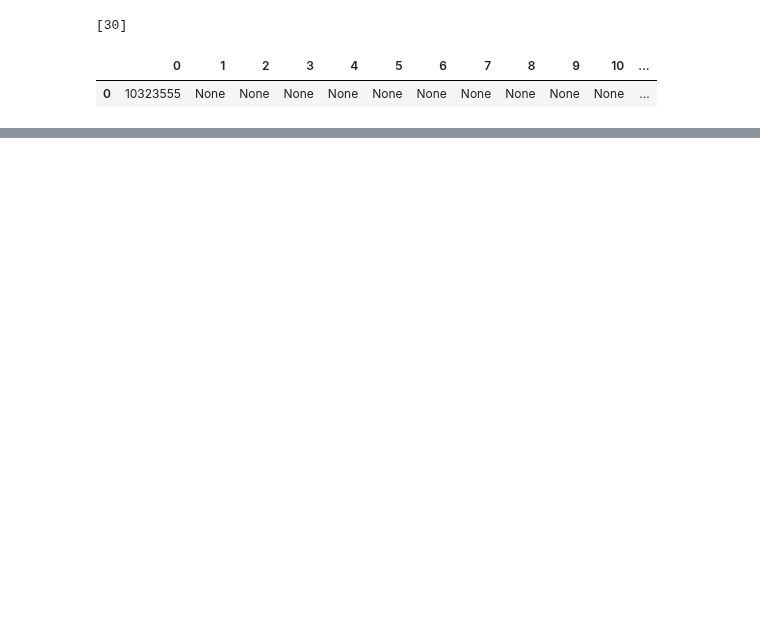
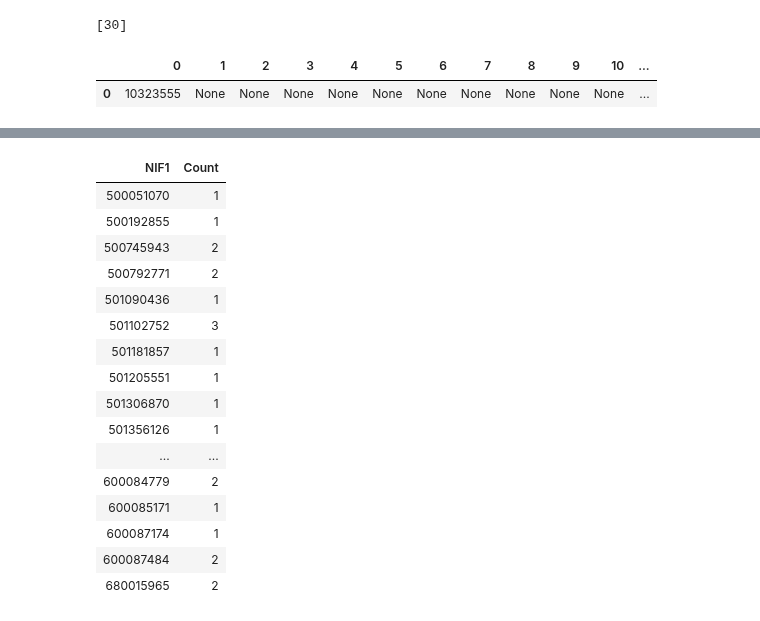
Before and after one commit to francisco-vpereira/ForceraIntership, a Jupyter notebook: forcera/scripts/contratos_v2.ipynb, the cells around one changed output, grey strips where cells are left out. Saved outputs shown, nothing was run; the diff lists cells and outputs as text; code cells hidden in the pictures; blank space fills up the shorter version.

```diff
--- a/forcera/scripts/contratos_v2.ipynb
+++ b/forcera/scripts/contratos_v2.ipynb
@@ -935,0 +957,19 @@ contratos(redflag2(ajustesdir, ajdir))
+# %%
+# Criar nova dataframe apenas com as entidades adjudicantes e adjudicatárias referentes a ajustes diretos
+Df = contratos(redflag2(ajustesdir, ajdir)).iloc[:,[20,22]]
+Df = Df.rename(columns={20: 'Adjudicante', 22:'Adjudicatária'})
+
+# Separação dos elementos de cada coluna em Entidade-NIF-URL
+# O objetivo é contar o número de ocorrências de cada NIF
+pattern = r'^(?P<EntidadeAdjudicante>.*?)\s?\((?P<NIF1>[\w\.-]+)\)\((?P<URL1>.*?)\)$'
+pattern1 = r'^(?P<EntidadeAdjudicataria>.*?)\s?\((?P<NIF2>[\w\.-]+)\)\((?P<URL2>.*?)\)$'
+
+Df_extracted = Df['Adjudicante'].str.extract(pattern)
+Df_extracted1 = Df['Adjudicatária'].str.extract(pattern1)
+
+
+Df = pd.concat([Df, Df_extracted], axis=1)
+Df = pd.concat([Df, Df_extracted1], axis=1)
+
+
+h(Df.head())
@@ -935,0 +983,23 @@ contratos(redflag2(ajustesdir, ajdir))
+# %%
+counts = Df.groupby('NIF1').size().reset_index(name='Count')
+counts1 = Df.groupby('NIF2').size().reset_index(name='Count')
+
+h(counts)
+# %% [output]
+| NIF1 | Count |
+| 500051070 | 1 |
+| 500192855 | 1 |
+| 500745943 | 2 |
+| 500792771 | 2 |
+| 501090436 | 1 |
+| 501102752 | 3 |
+| 501181857 | 1 |
+| 501205551 | 1 |
+| 501306870 | 1 |
+| 501356126 | 1 |
+| ... | ... |
+| 600084779 | 2 |
+| 600085171 | 1 |
+| 600087174 | 1 |
+| 600087484 | 2 |
+| 680015965 | 2 |
```
Also changed, not shown: parts of 18 cells of this notebook.
